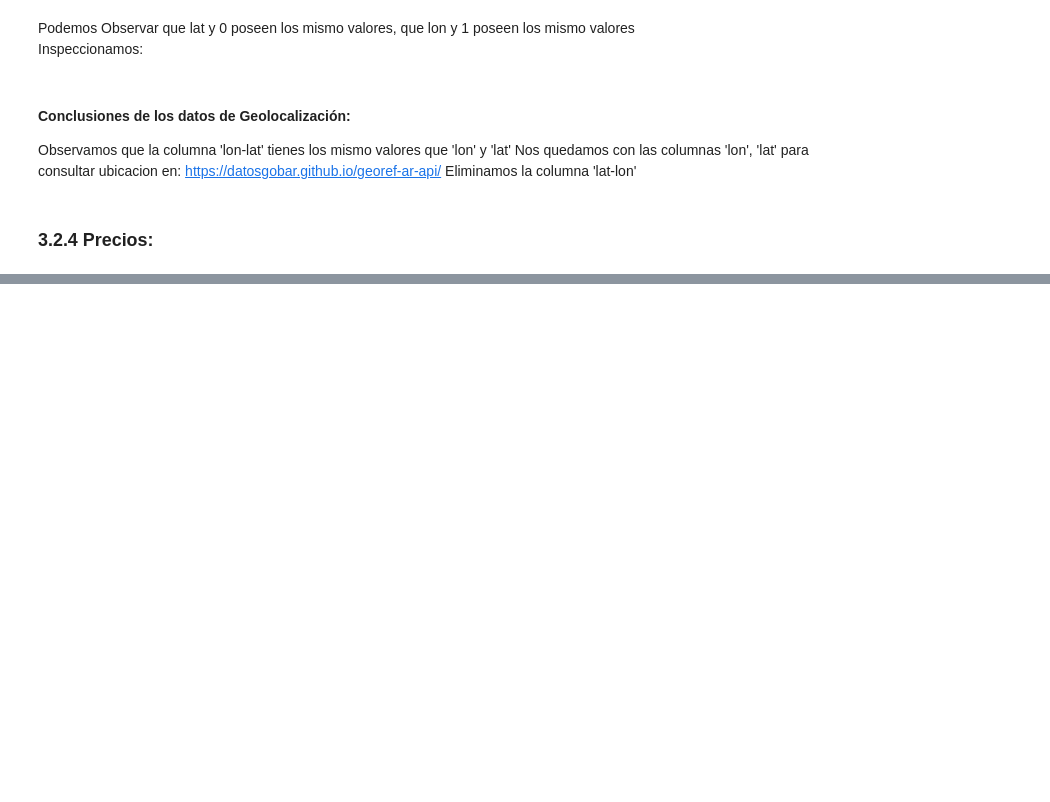
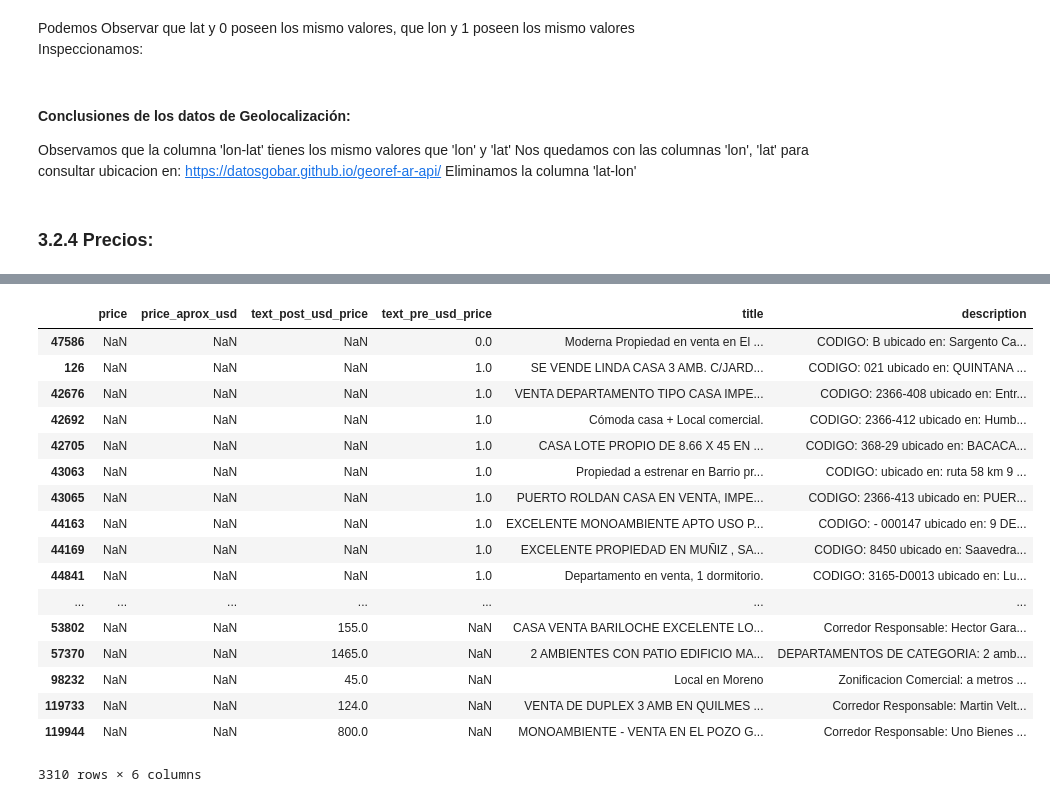
Before and after one commit to marxMT/dhGrupo8, a Jupyter notebook: Desafío 1 - Grupo 8.ipynb, the cells around one changed output, grey strips where cells are left out. Saved outputs shown, nothing was run; the diff lists cells and outputs as text; code cells hidden in the pictures; blank space fills up the shorter version.

```diff
--- a/Desafío 1 - Grupo 8.ipynb
+++ b/Desafío 1 - Grupo 8.ipynb
@@ -708,0 +738,7 @@ df = json_normalize(df_local_coor['api'])
+# %%
+#Arriba vimos q las propiedades q tienen registros con un precio nulo, tienen todos los datos relativos al precio nulos.
+#Ahora vamos a buscar en title y description a ver si podemos completar algun valor de los faltantes
+#vamos a usar 2 regex y solo nos vamos a preocupar por los precios en usd, 1 regex para los precios USD 321321 y otra para los 321321 USD
+#ejecutamos las regex y las grabamos a dos columnas nuevas
+df["text_pre_usd_price"]=(df.title + df.description).str.extract('(U[$S][DS])\s*(\d*\.?\d*\.?\d+)',flags=re.IGNORECASE)[1].str.replace(".","").astype(float)
+df["text_post_usd_price"]=(df.title + df.description).str.extract('(\d*\.?\d*\.?\d+)\s*(U[$S][DS])',flags=re.IGNORECASE)[0].str.replace(".","").astype(float)
@@ -708,0 +755,22 @@ df = json_normalize(df_local_coor['api'])
+# %%
+#ahora imprimimos y ordenamos la lista desde el precio menor
+df.loc[df.price_aprox_usd.isna() & ((df.text_post_usd_price.notna()) | (df.text_pre_usd_price.notna())) ,['price','price_aprox_usd','text_post_usd_price','text_pre_usd_price','title','description']].sort_values(by='text_pre_usd_price')
+# %% [output]
+|  | price | price_aprox_usd | text_post_usd_price | text_pre_usd_price | title | description |
+| 47586 | NaN | NaN | NaN | 0.0 | Moderna Propiedad en venta en El ... | CODIGO: B ubicado en: Sargento Ca... |
+| 126 | NaN | NaN | NaN | 1.0 | SE VENDE LINDA CASA 3 AMB. C/JARD... | CODIGO: 021 ubicado en: QUINTANA ... |
+| 42676 | NaN | NaN | NaN | 1.0 | VENTA DEPARTAMENTO TIPO CASA IMPE... | CODIGO: 2366-408 ubicado en: Entr... |
+| 42692 | NaN | NaN | NaN | 1.0 | Cómoda casa + Local comercial. | CODIGO: 2366-412 ubicado en: Humb... |
+| 42705 | NaN | NaN | NaN | 1.0 | CASA LOTE PROPIO DE 8.66 X 45 EN ... | CODIGO: 368-29 ubicado en: BACACA... |
+| 43063 | NaN | NaN | NaN | 1.0 | Propiedad a estrenar en Barrio pr... | CODIGO: ubicado en: ruta 58 km 9 ... |
+| 43065 | NaN | NaN | NaN | 1.0 | PUERTO ROLDAN CASA EN VENTA, IMPE... | CODIGO: 2366-413 ubicado en: PUER... |
+| 44163 | NaN | NaN | NaN | 1.0 | EXCELENTE MONOAMBIENTE APTO USO P... | CODIGO: - 000147 ubicado en: 9 DE... |
+| 44169 | NaN | NaN | NaN | 1.0 | EXCELENTE PROPIEDAD EN MUÑIZ , SA... | CODIGO: 8450 ubicado en: Saavedra... |
+| 44841 | NaN | NaN | NaN | 1.0 | Departamento en venta, 1 dormitorio. | CODIGO: 3165-D0013 ubicado en: Lu... |
+| ... | ... | ... | ... | ... | ... | ... |
+| 53802 | NaN | NaN | 155.0 | NaN | CASA VENTA BARILOCHE EXCELENTE LO... | Corredor Responsable: Hector Gara... |
+| 57370 | NaN | NaN | 1465.0 | NaN | 2 AMBIENTES CON PATIO EDIFICIO MA... | DEPARTAMENTOS DE CATEGORIA: 2 amb... |
+| 98232 | NaN | NaN | 45.0 | NaN | Local en Moreno | Zonificacion Comercial: a metros ... |
+| 119733 | NaN | NaN | 124.0 | NaN | VENTA DE DUPLEX 3 AMB EN QUILMES ... | Corredor Responsable: Martin Velt... |
+| 119944 | NaN | NaN | 800.0 | NaN | MONOAMBIENTE - VENTA EN EL POZO G... | Corredor Responsable: Uno Bienes ... |
+3310 rows × 6 columns
```
Also changed, not shown: parts of 19 cells of this notebook.
